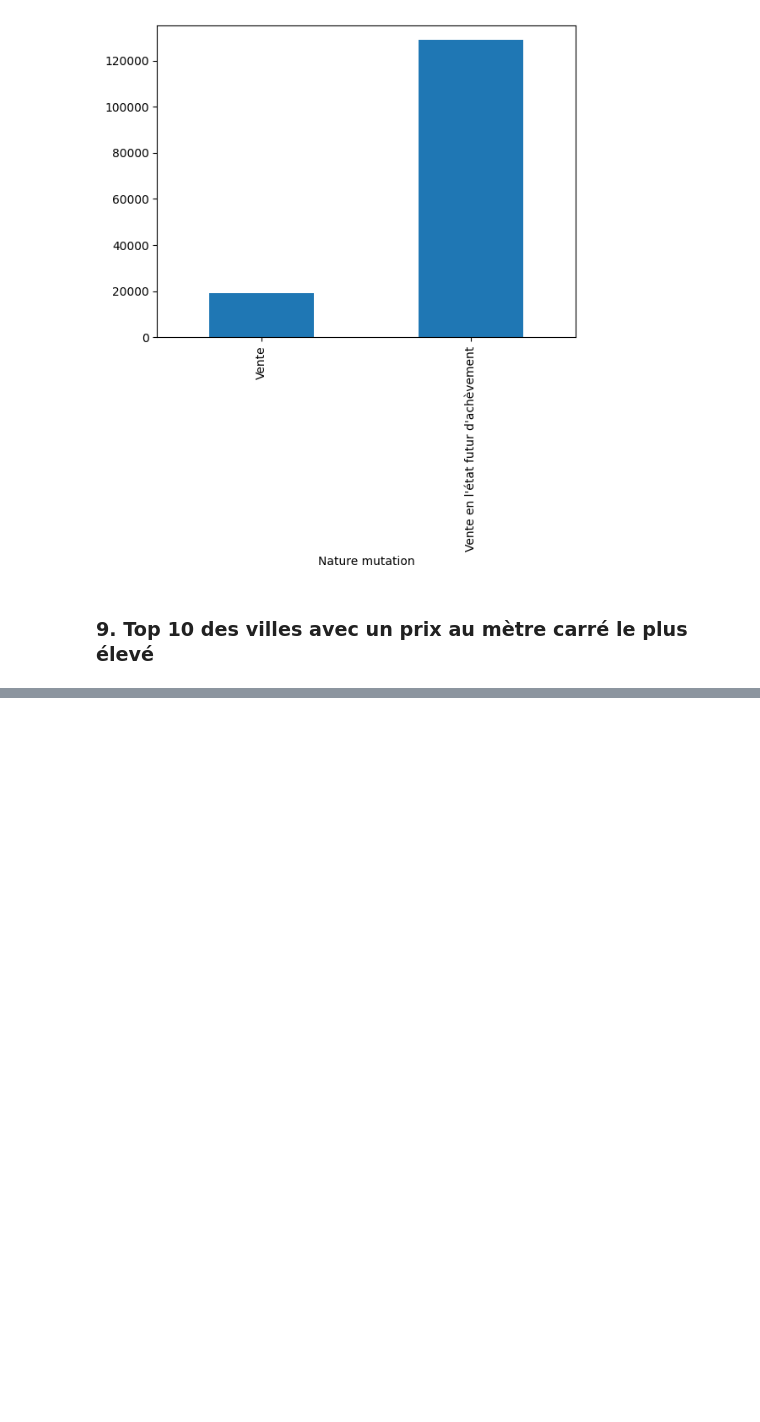
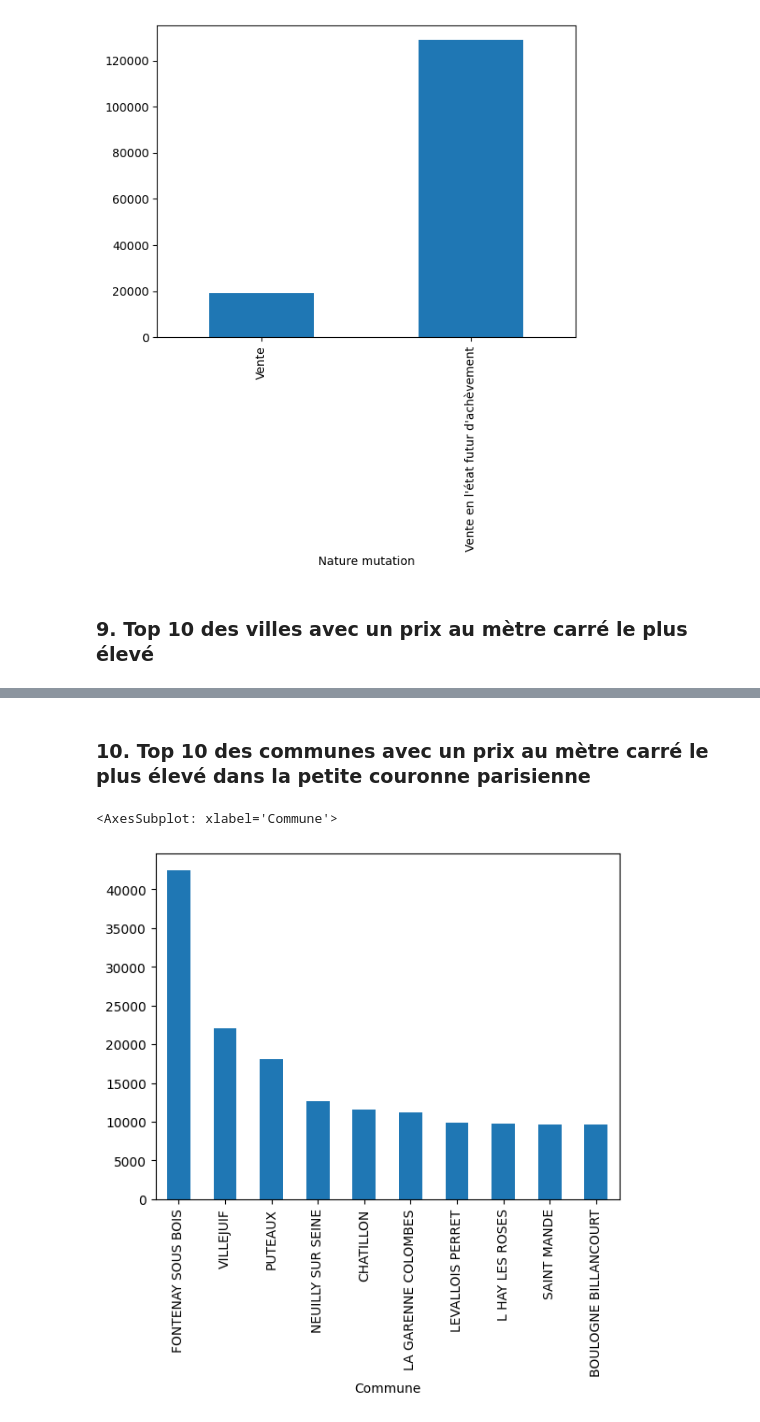
Before and after one commit to yannvillellas/Analysis-of-DVF-data, a Jupyter notebook: rapport.ipynb, the cells around one changed output, grey strips where cells are left out. Saved outputs shown, nothing was run; the diff lists cells and outputs as text; code cells hidden in the pictures; blank space fills up the shorter version.

```diff
--- a/rapport.ipynb
+++ b/rapport.ipynb
@@ -362,0 +360,22 @@ top_10.plot(kind='bar', x='Commune', y='Prix moyen au mètre carré')
+# %% [markdown]
+### 10. Top 10 des communes avec un prix au mètre carré le plus élevé dans la petite couronne parisienne
+# %%
+#Top 10 des communes avec un prix au mètre carré le plus élevé dans la petite couronne parisienne
+
+#On créé un nouveau tableau qui contient que les arrondissements de la petite couronne parisienne
+dvf2022_petite_couronne = dvf2022_metre_carre[dvf2022_metre_carre['Code departement'].isin(['92', '93', '94'])]
+
+#On group by sur la commune pour voir les différentes communes de la petite couronne parisienne
+prix_m2_petite_couronne = dvf2022_petite_couronne.groupby('Commune')['Valeur fonciere'].mean() / dvf2022_petite_couronne.groupby('Commune')['Metre carre'].mean()
+
+#On trie par ordre décroissant
+prix_m2_petite_couronne = prix_m2_petite_couronne.sort_values(ascending=False)
+
+#On garde que les 10 premiers
+prix_m2_petite_couronne = prix_m2_petite_couronne.head(10)
+
+#On plot
+prix_m2_petite_couronne.plot(kind='bar', x='Commune', y='Prix moyen au mètre carré')
+# %% [output]
+<AxesSubplot: xlabel='Commune'>
+[figure, added]
```
Also changed, not shown: parts of 7 cells of this notebook, 3 other files.
